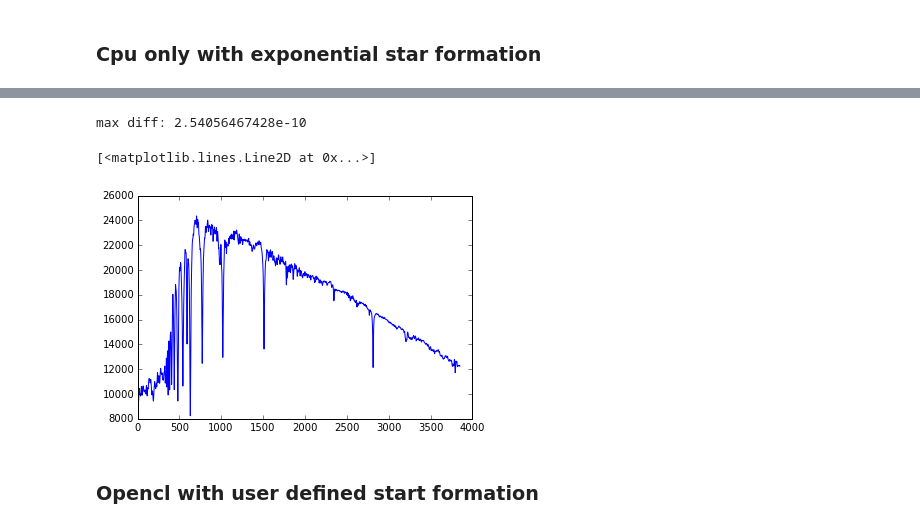
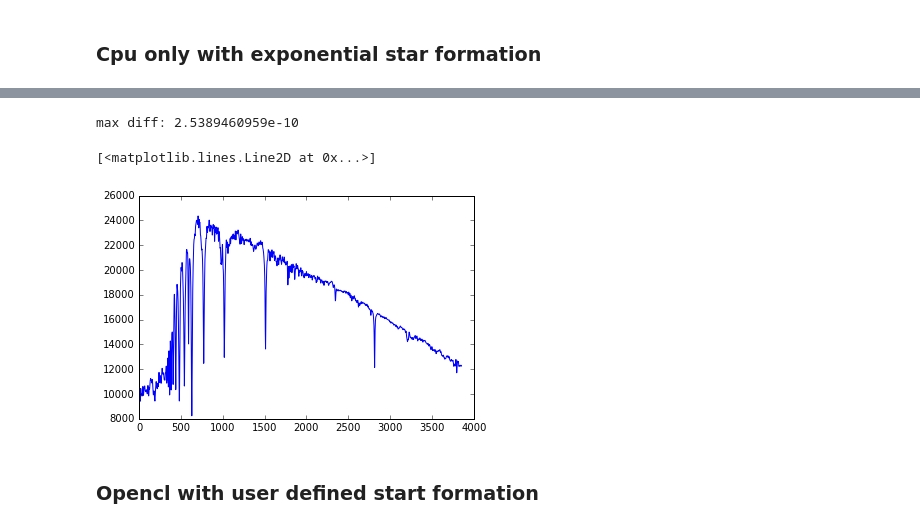
Before and after one commit to riblidezso/sps, a Jupyter notebook: python_wrapper/python_wrapper.ipynb, the cells around one changed output, grey strips where cells are left out. Saved outputs shown, nothing was run; the diff lists cells and outputs as text; code cells hidden in the pictures.

```diff
--- a/python_wrapper/python_wrapper.ipynb
+++ b/python_wrapper/python_wrapper.ipynb
@@ -182,10 +198,10 @@ print time.time()-start
 # %%
 print 'max diff:',np.max((res-res_cpu)**2/(res*res_cpu))
-plt.plot(res)
+plt.plot(res_cpu)
 # %% [output]
-max diff: 2.54056467428e-10
+max diff: 2.5389460959e-10
 [<matplotlib.lines.Line2D at 0x...>]
-[figure, old version]
+[figure, new version]
 # %% [markdown]
 ### Opencl  with user defined start formation
 # %%
```
Also changed, not shown: parts of 10 cells of this notebook, 8 other files.
